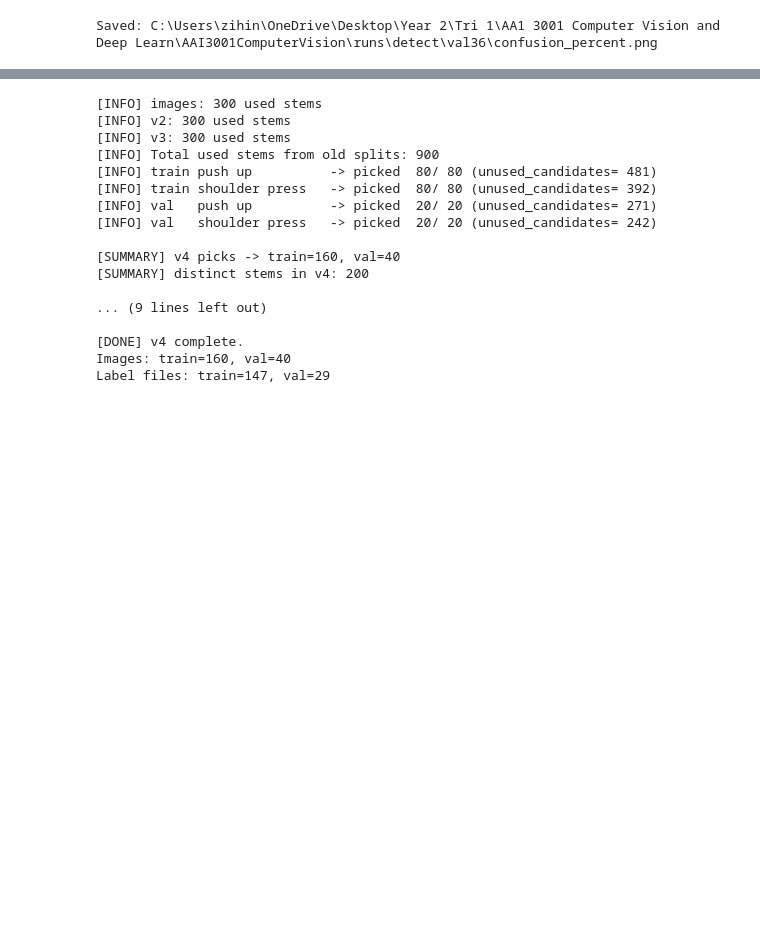
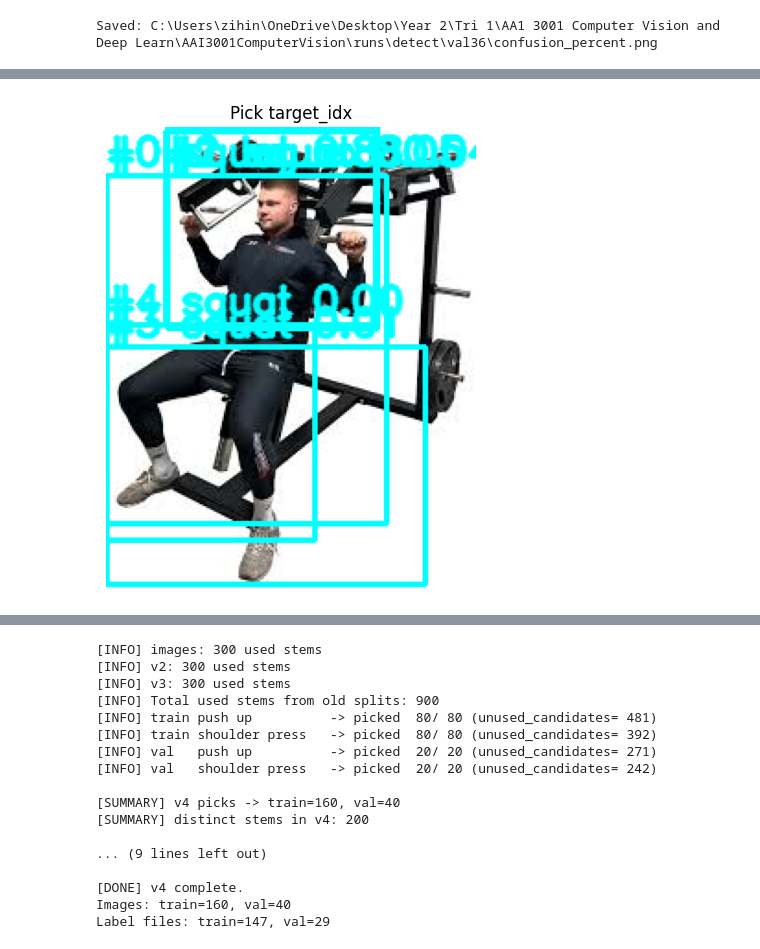
Before and after one commit to Dionkcq/AAI3001ComputerVision, a Jupyter notebook: ObjectDetection.ipynb, the cells around one changed output, grey strips where cells are left out. Saved outputs shown, nothing was run; the diff lists cells and outputs as text; code cells hidden in the pictures; blank space fills up the shorter version.

```diff
--- a/annotatev2.ipynb
+++ b/ObjectDetection.ipynb
@@ -1358,0 +1466,85 @@ Saved: C:\Users\zihin\OneDrive\Desktop\Year 2\Tri 1\AA1 3001 Computer Vision and
+# %%
+from captum.attr import Occlusion
+import torchvision.transforms as T
+import torch, numpy as np
+
+# --- helpers ---
+def overlay_heat(rgb, heat, alpha=0.6):
+    heat = (heat - heat.min()) / (heat.max() - heat.min() + 1e-8)
+    hm = cv2.applyColorMap((heat*255).astype(np.uint8), cv2.COLORMAP_JET)[:, :, ::-1]
+    return (alpha*hm + (1-alpha)*rgb).astype(np.uint8)
+
+def choose_target(model, rgb, conf=0.001, iou=0.5, max_det=50):
+    """Run YOLO once, show boxes with indices, return (boxes, clses, confs)."""
+    r = model.predict(rgb, conf=conf, iou=iou, verbose=False, save=False, max_det=max_det)[0]
+    if len(r.boxes)==0:
+        raise ValueError("No detections.")
+    boxes = r.boxes.xyxy.cpu().numpy()
+    clses = r.boxes.cls.cpu().numpy().astype(int)
+    confs = r.boxes.conf.cpu().numpy()
+    vis = rgb.copy()
+    for i,(b,k,c) in enumerate(zip(boxes, clses, confs)):
+        x1,y1,x2,y2 = b.astype(int)
+        cv2.rectangle(vis,(x1,y1),(x2,y2),(0,255,255),2)
+        cv2.putText(vis, f"#{i} {model.names[k]} {c:.2f}", (x1, max(20,y1-6)),
+                    cv2.FONT_HERSHEY_SIMPLEX, 0.7, (0,255,255), 2, cv2.LINE_AA)
+    plt.figure(figsize=(8,6)); plt.imshow(vis); plt.axis("off"); plt.title("Pick target_idx")
+    plt.show()
+    return boxes, clses, confs
+
+# --- model & image ---
+yolo = YOLO(WEIGHTS)
+rgb  = cv2.cvtColor(cv2.imread(INPUT), cv2.COLOR_BGR2RGB)
+boxes, clses, confs = choose_target(yolo, rgb)
+target_idx = 0  # <-- set after viewing the plot
+tbox, tcls = boxes[target_idx], clses[target_idx]
+
+class YoloTarget(torch.nn.Module):
+    def __init__(self, model, tbox, tcls, iou_match=0.3):
+        super().__init__()
+        self.model, self.tbox, self.tcls = model, tbox, tcls
+        self.iou_match = iou_match
+
+    @torch.no_grad()
+    def forward(self, x):  # BCHW in [0,1]
+        out = []
+        for i in range(x.shape[0]):
+            img = (x[i].permute(1,2,0).cpu().numpy()*255).astype('uint8')
+            r = self.model.predict(img, conf=0.001, iou=0.5, verbose=False, save=False)[0]
+            if len(r.boxes)==0: out.append(0.0); continue
+            bxs = r.boxes.xyxy.cpu().numpy()
+            scs = r.boxes.conf.cpu().numpy()
+            cls = r.boxes.cls.cpu().numpy().astype(int)
+
+            m = (cls==self.tcls); bxs, scs = bxs[m], scs[m]
+            if len(scs)==0: out.append(0.0); continue
+
+            x1 = np.maximum(bxs[:,0], self.tbox[0]); y1 = np.maximum(bxs[:,1], self.tbox[1])
+            x2 = np.minimum(bxs[:,2], self.tbox[2]); y2 = np.minimum(bxs[:,3], self.tbox[3])
+            inter = np.maximum(0,x2-x1)*np.maximum(0,y2-y1)
+            a1 = (self.tbox[2]-self.tbox[0])*(self.tbox[3]-self.tbox[1])
+            a2 = (bxs[:,2]-bxs[:,0])*(bxs[:,3]-bxs[:,1])
+            iou = inter/(a1+a2-inter+1e-6)
+
+            j = iou.argmax()
+            out.append(float(scs[j]) if iou[j] >= self.iou_match else 0.0)
+        return torch.tensor(out, dtype=torch.float32).unsqueeze(1)
+
+x = T.ToTensor()(rgb).unsqueeze(0)               # 1x3xHxW
+baseline_rgb = np.mean(rgb.reshape(-1,3), axis=0)  # per-channel mean
+baseline = torch.tensor(baseline_rgb/255.0, dtype=torch.float32).view(1,3,1,1)
+
+wrapped = YoloTarget(yolo, tbox, tcls, iou_match=0.35)
+occl = Occlusion(wrapped)
+attr = occl.attribute(
+    x, strides=(1,24,24), sliding_window_shapes=(3,32,32), baselines=baseline,
+    perturbations_per_eval=16
+).squeeze(0).mean(0).cpu().numpy()
+
+plt.figure(figsize=(8,6))
+plt.imshow(overlay_heat(rgb, attr))
+plt.axis("off")
+plt.title("Occlusion sensitivity")
+plt.show()
+# %% [output]
+[figure, added]
```
Also changed, not shown: parts of 36 cells of this notebook, 3 other files.
